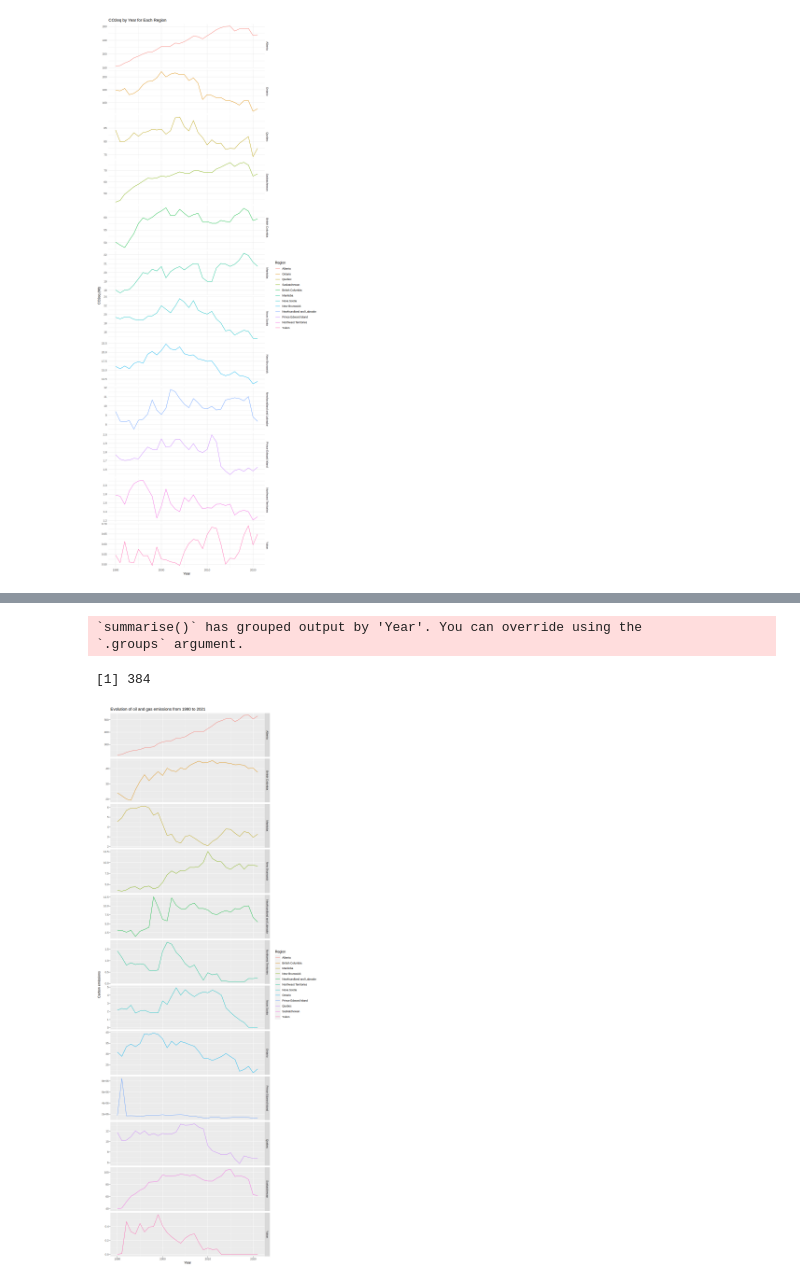
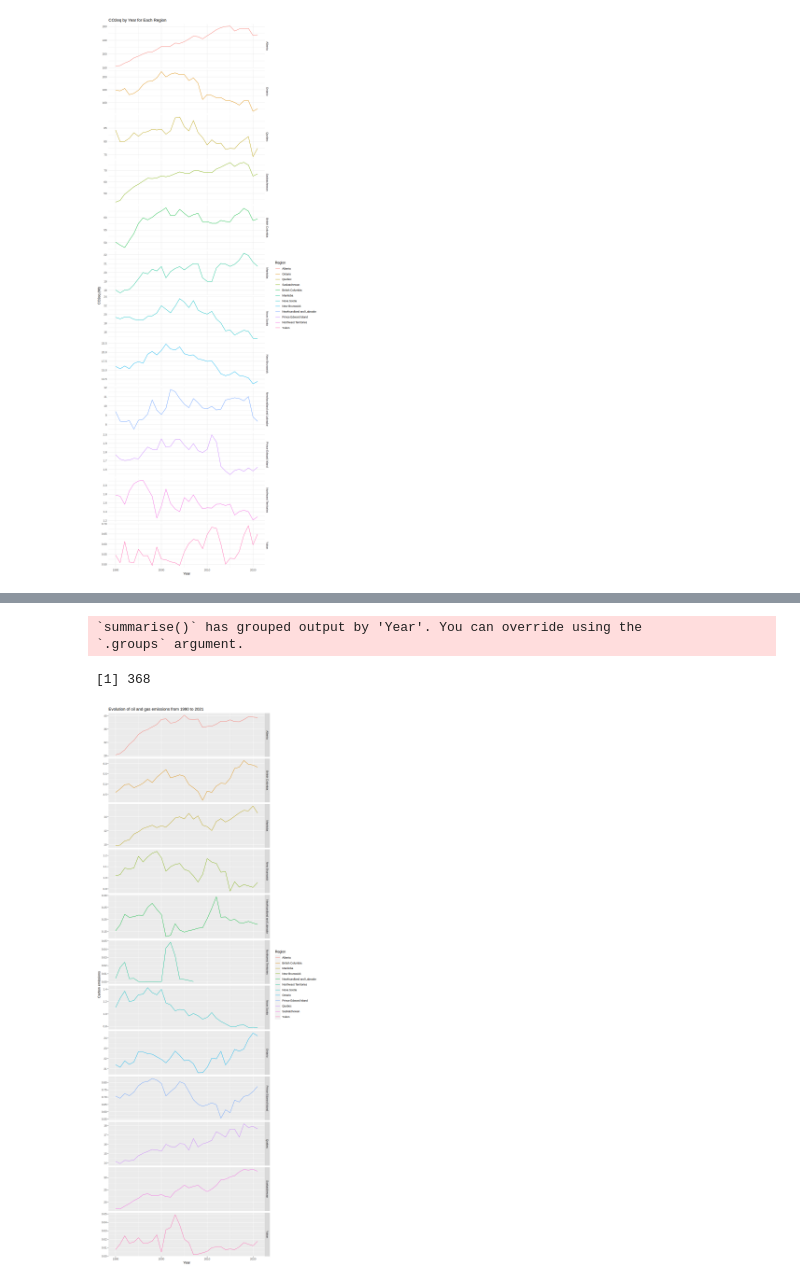
Before and after one commit to FelixBAUDARD/Dsci100_GP, a Jupyter notebook: Group project proposal.ipynb, the cells around one changed output, grey strips where cells are left out. Saved outputs shown, nothing was run; the diff lists cells and outputs as text; code cells hidden in the pictures.

```diff
--- a/Group project proposal.ipynb
+++ b/Group project proposal.ipynb
@@ -103,26 +103,26 @@ A data.frame: 6 × 10
 # %%
 OG_emission <- data |>
     select(-Sector, -Sub.sector, -Sub.sub.sector, -Total, -Unit, -Index) |>
-    filter(Source == "Oil and Gas",
-           !(Region %in% c("Northwest Territories and Nunavut", "Canada"))) |>
+    filter(Source %in% c("Agriculture"),
+           !(Region %in% c("Nunavut", "Northwest Territories and Nunavut", "Canada"))) |>
     group_by(Year, Region) |>
     summarize(OG_CO2eq = sum(CO2eq))
 #OilGas_emission
 
 nrow(OG_emission)
 
 OG_plot <- ggplot(OG_emission,  aes(x = Year, y = OG_CO2eq, color = Region)) +
                   geom_line() +
                   ggtitle("Evolution of oil and gas emissions from 1990 to 2021") +
                   xlab("Year") +
                   ylab("Carbon emissions") +
                   facet_grid(Region ~ ., scales = "free_y")
 
 OG_plot
 # %% [output]
 `summarise()` has grouped output by 'Year'. You can override using the
 `.groups` argument.
-[1] 384
+[1] 368
-[figure, old version]
+[figure, new version]
 # %%
 Yukon_OG <- OG_emission |>
```
Also changed, not shown: parts of 4 cells of this notebook.
